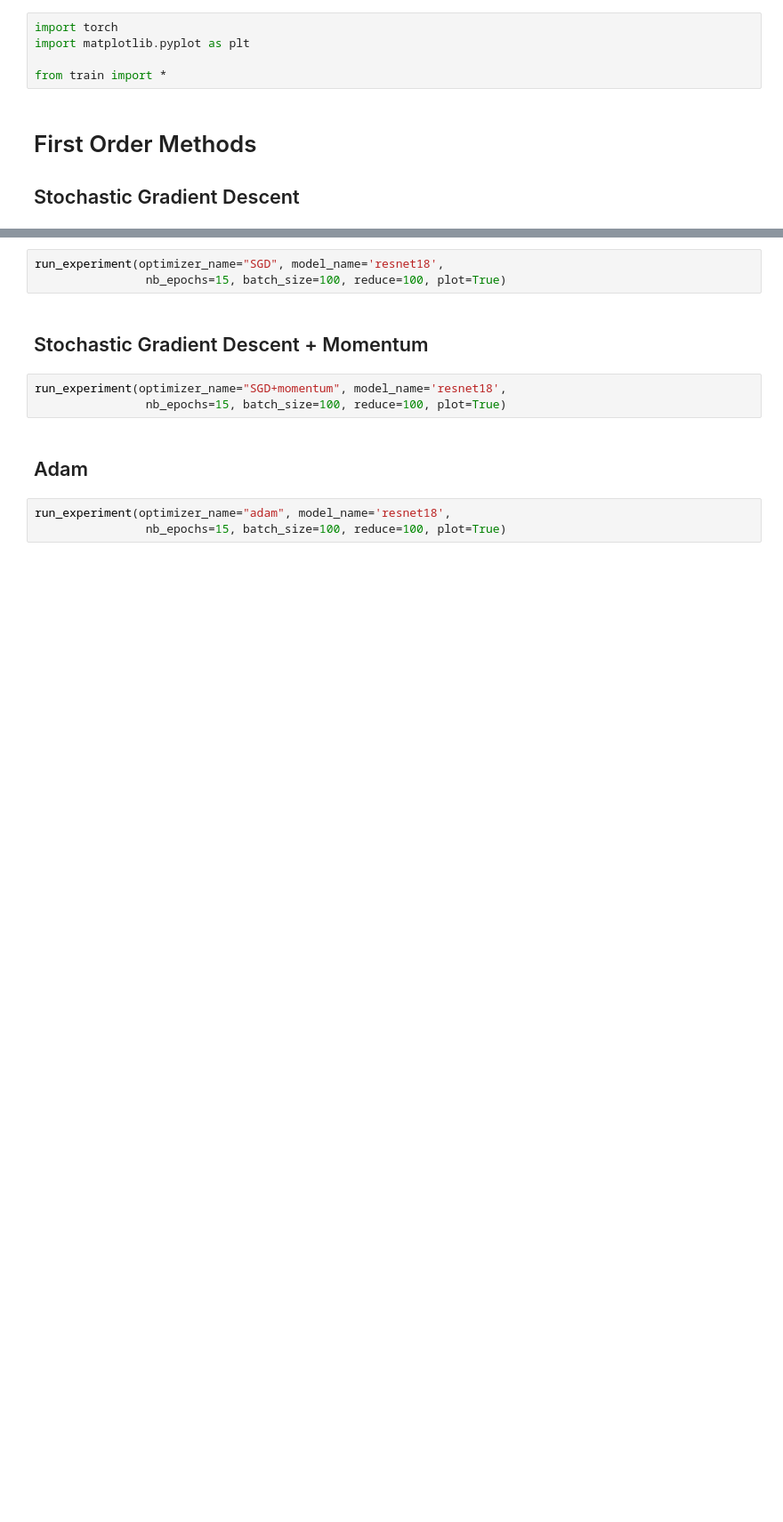
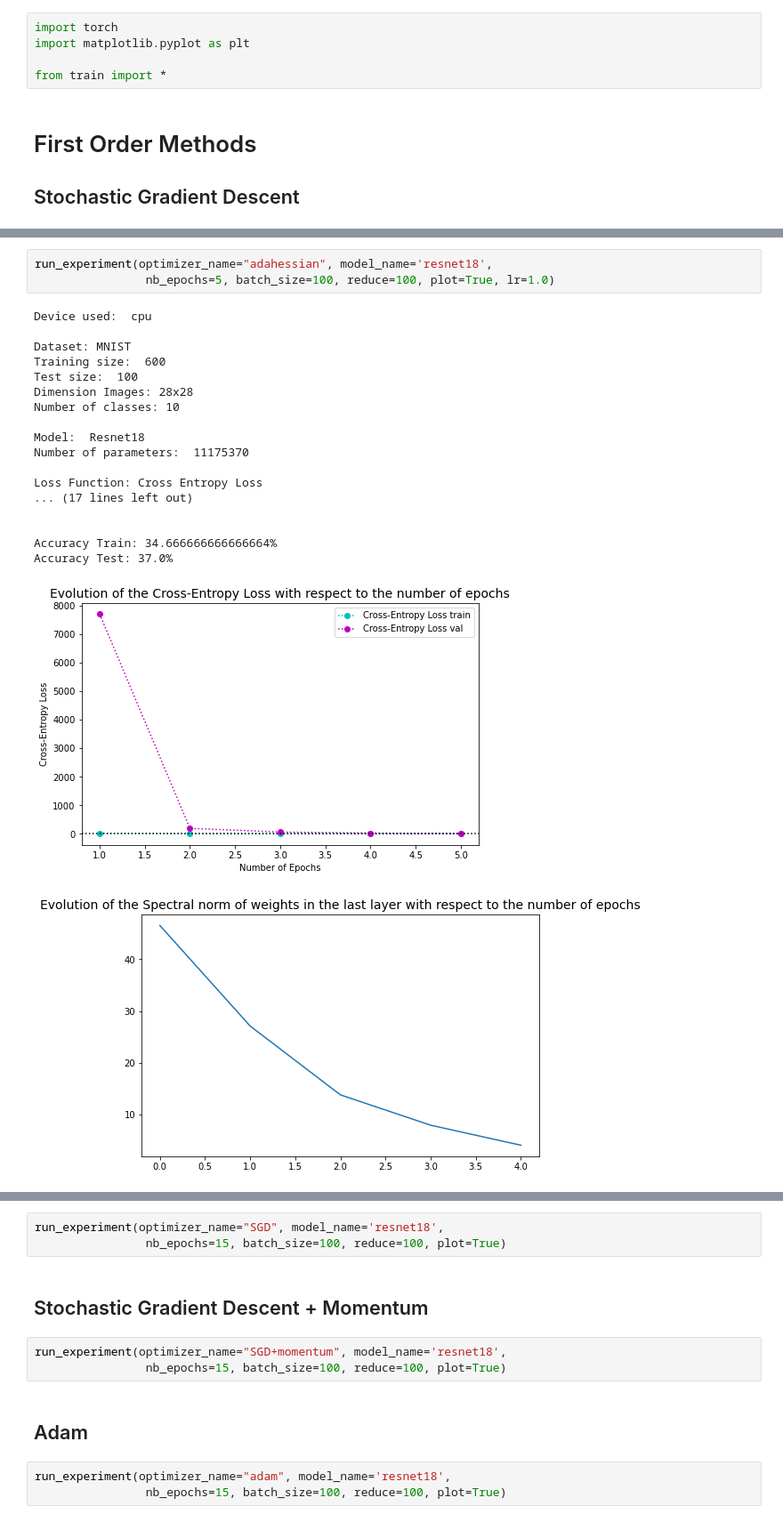
Before and after one commit to riccardocadei/adahessian, a Jupyter notebook: main.ipynb, the cells around one changed output, grey strips where cells are left out. Shown: that part at 89% size. Drawn from its saved outputs; the diff is of its cells as text; blank space fills up the shorter version.

```diff
--- a/main.ipynb
+++ b/main.ipynb
@@ -120,0 +48,23 @@ Accuracy Test: 18.0%
+# %%
+run_experiment(optimizer_name="adahessian", model_name='resnet18',
+                nb_epochs=5, batch_size=100, reduce=100, plot=True, lr=1.0)
+# %% [output]
+Device used:  cpu
+
+Dataset: MNIST
+Training size:  600
+Test size:  100
+Dimension Images: 28x28
+Number of classes: 10
+
+Model:  Resnet18
+Number of parameters:  11175370
+
+Loss Function: Cross Entropy Loss
+... (17 lines left out)
+
+
+Accuracy Train: 34.666666666666664%
+Accuracy Test: 37.0%
+[figure, added]
+[figure, added]
```
Also changed, not shown: parts of 2 cells of this notebook, 4 other files.
